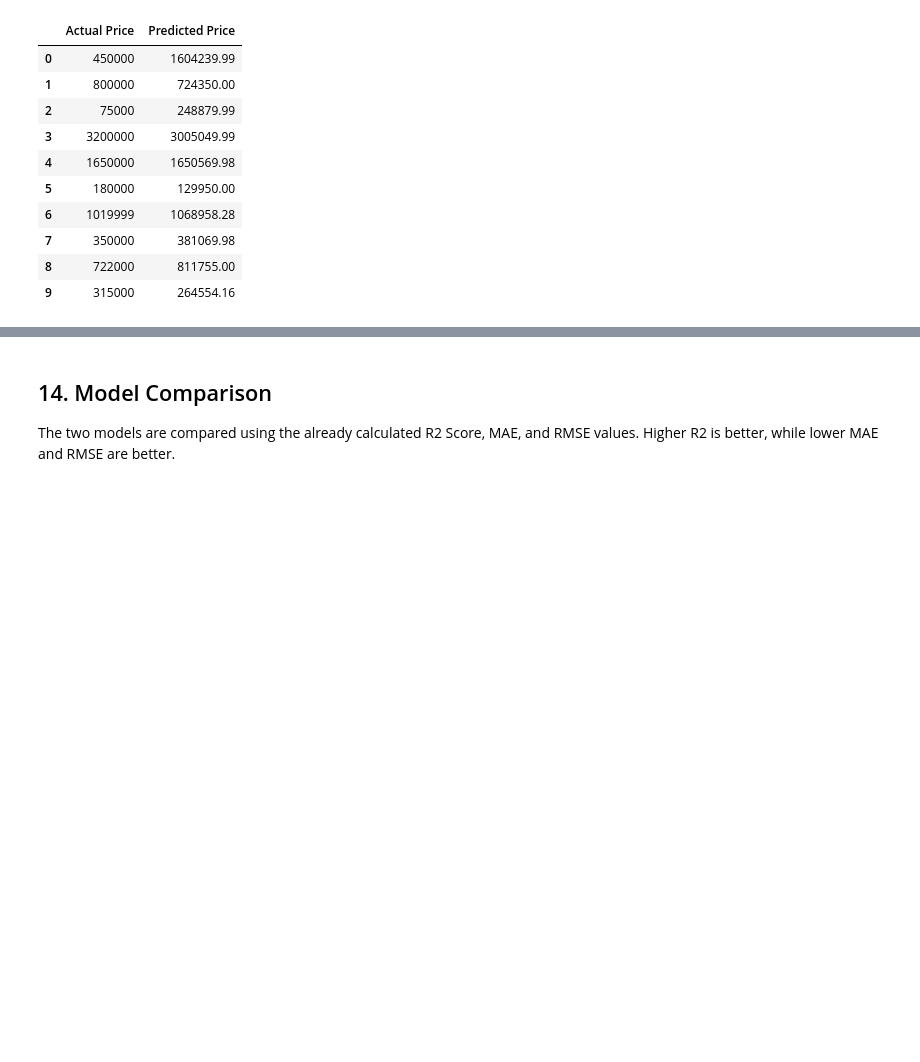
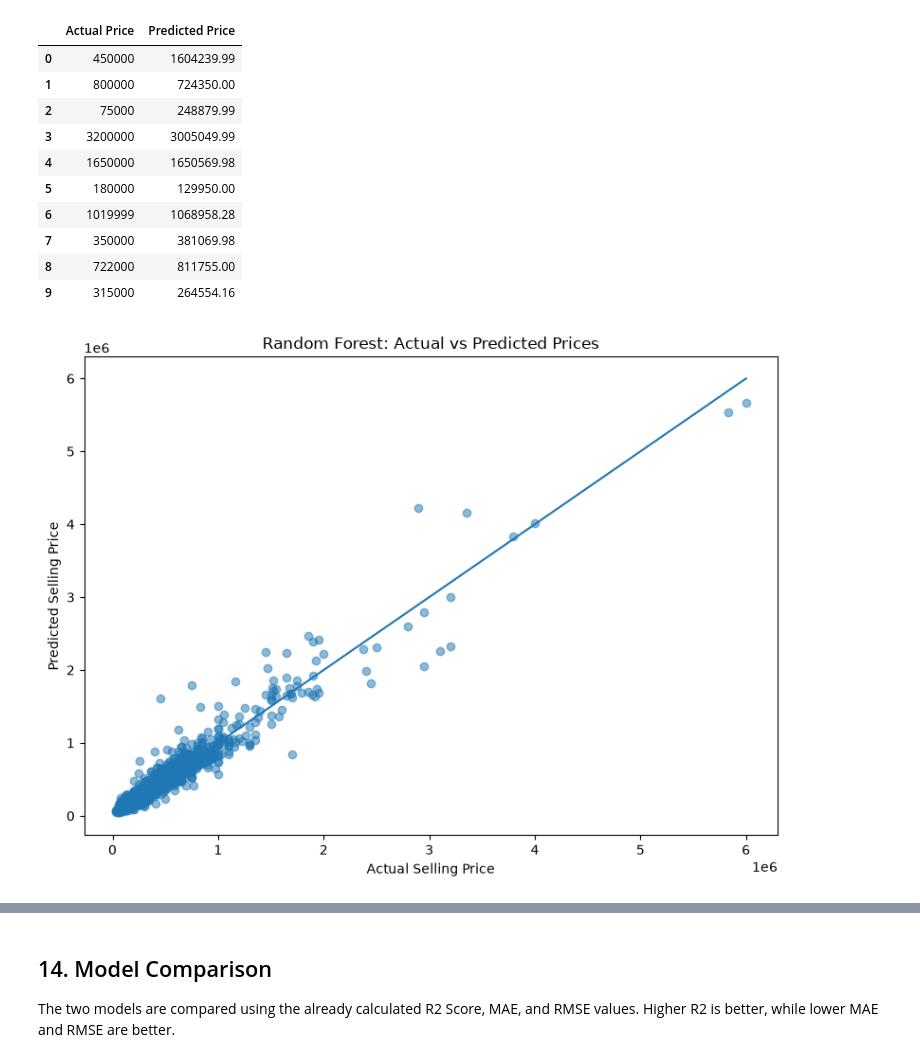
Before and after one commit to supriyakhadka24/car-price-prediction-ml, a Jupyter notebook: Car_Price_Prediction.ipynb, the cells around one changed output, grey strips where cells are left out. Drawn from its saved outputs; the diff is of its cells as text; code cells hidden in the pictures; blank space fills up the shorter version.

```diff
--- a/Car_Price_Prediction_Linear_Regression.ipynb
+++ b/Car_Price_Prediction.ipynb
@@ -749,3 +769,25 @@ First 10 Random Forest Predictions
 | 7 | 350000 | 381069.98 |
 | 8 | 722000 | 811755.00 |
 | 9 | 315000 | 264554.16 |
+# %%
+
+import matplotlib.pyplot as plt
+
+plt.figure(figsize=(8, 6))
+
+plt.scatter(y_test, random_forest_predictions, alpha=0.5)
+
+# Perfect prediction line
+plt.plot(
+    [y_test.min(), y_test.max()],
+    [y_test.min(), y_test.max()]
+)
+
+plt.xlabel("Actual Selling Price")
+plt.ylabel("Predicted Selling Price")
+plt.title("Random Forest: Actual vs Predicted Prices")
+
+plt.tight_layout()
+plt.show()
+# %% [output]
+[figure, added]
```
Also changed, not shown: parts of 15 cells of this notebook.
